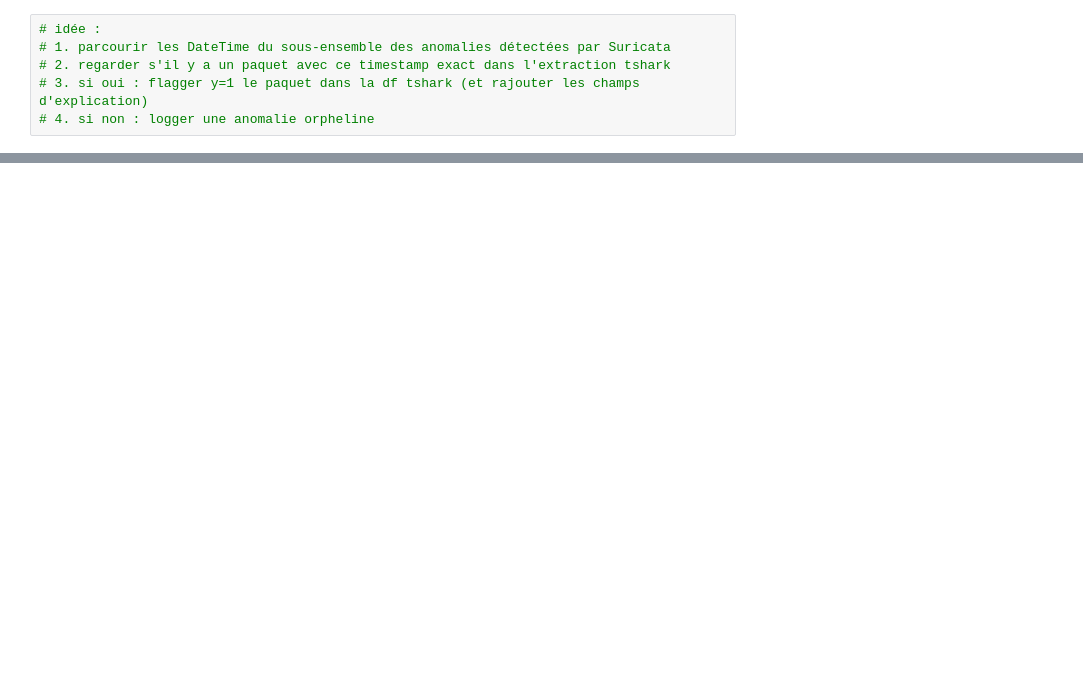
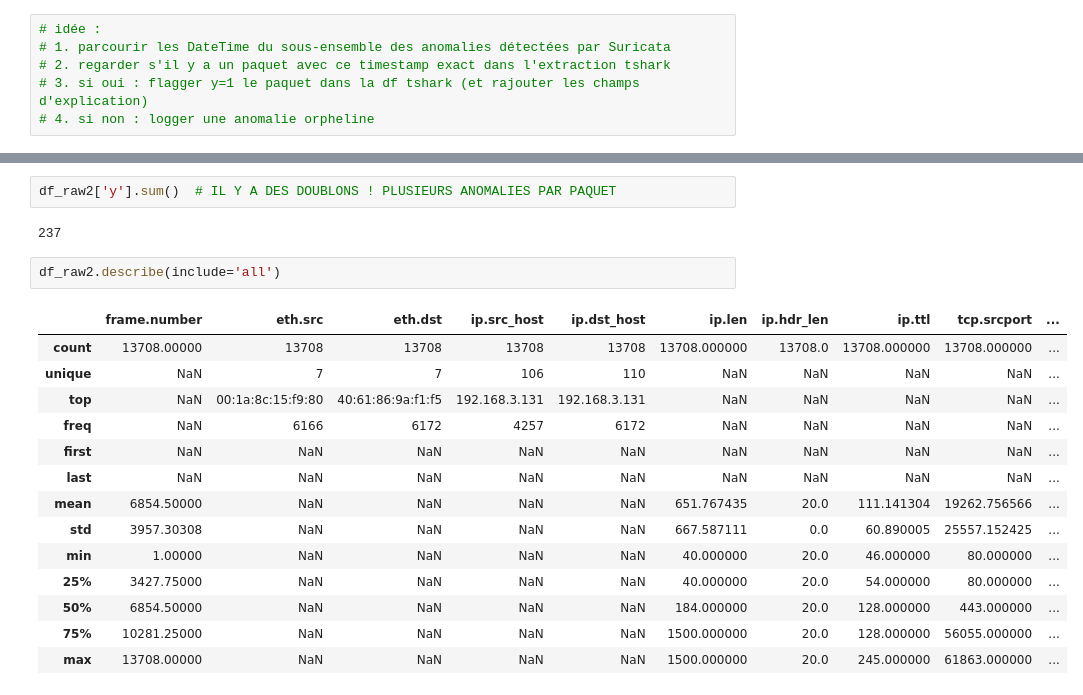
Before and after one commit to BenjaminDeporte/Cyber, a Jupyter notebook: code/pcap_labelisation.ipynb, the cells around one changed output, grey strips where cells are left out. Cells and saved outputs as stored; diff of their text form; blank space fills up the shorter version.

```diff
--- a/code/pcap_labelisation.ipynb
+++ b/code/pcap_labelisation.ipynb
@@ -394,0 +324,21 @@ Name: DateTime, Length: 1400, dtype: datetime64[ns, UTC]
+# %%
+df_raw2['y'].sum()  # IL Y A DES DOUBLONS ! PLUSIEURS ANOMALIES PAR PAQUET
+# %% [output]
+237
+# %%
+df_raw2.describe(include='all')
+# %% [output]
+|  | frame.number | eth.src | eth.dst | ip.src_host | ip.dst_host | ip.len | ip.hdr_len | ip.ttl | tcp.srcport | ... |
+| count | 13708.00000 | 13708 | 13708 | 13708 | 13708 | 13708.000000 | 13708.0 | 13708.000000 | 13708.000000 | ... |
+| unique | NaN | 7 | 7 | 106 | 110 | NaN | NaN | NaN | NaN | ... |
+| top | NaN | 00:1a:8c:15:f9:80 | 40:61:86:9a:f1:f5 | 192.168.3.131 | 192.168.3.131 | NaN | NaN | NaN | NaN | ... |
+| freq | NaN | 6166 | 6172 | 4257 | 6172 | NaN | NaN | NaN | NaN | ... |
+| first | NaN | NaN | NaN | NaN | NaN | NaN | NaN | NaN | NaN | ... |
+| last | NaN | NaN | NaN | NaN | NaN | NaN | NaN | NaN | NaN | ... |
+| mean | 6854.50000 | NaN | NaN | NaN | NaN | 651.767435 | 20.0 | 111.141304 | 19262.756566 | ... |
+| std | 3957.30308 | NaN | NaN | NaN | NaN | 667.587111 | 0.0 | 60.890005 | 25557.152425 | ... |
+| min | 1.00000 | NaN | NaN | NaN | NaN | 40.000000 | 20.0 | 46.000000 | 80.000000 | ... |
+| 25% | 3427.75000 | NaN | NaN | NaN | NaN | 40.000000 | 20.0 | 54.000000 | 80.000000 | ... |
+| 50% | 6854.50000 | NaN | NaN | NaN | NaN | 184.000000 | 20.0 | 128.000000 | 443.000000 | ... |
+| 75% | 10281.25000 | NaN | NaN | NaN | NaN | 1500.000000 | 20.0 | 128.000000 | 56055.000000 | ... |
+| max | 13708.00000 | NaN | NaN | NaN | NaN | 1500.000000 | 20.0 | 245.000000 | 61863.000000 | ... |
```
Also changed, not shown: parts of 19 cells of this notebook, 2 other files.
